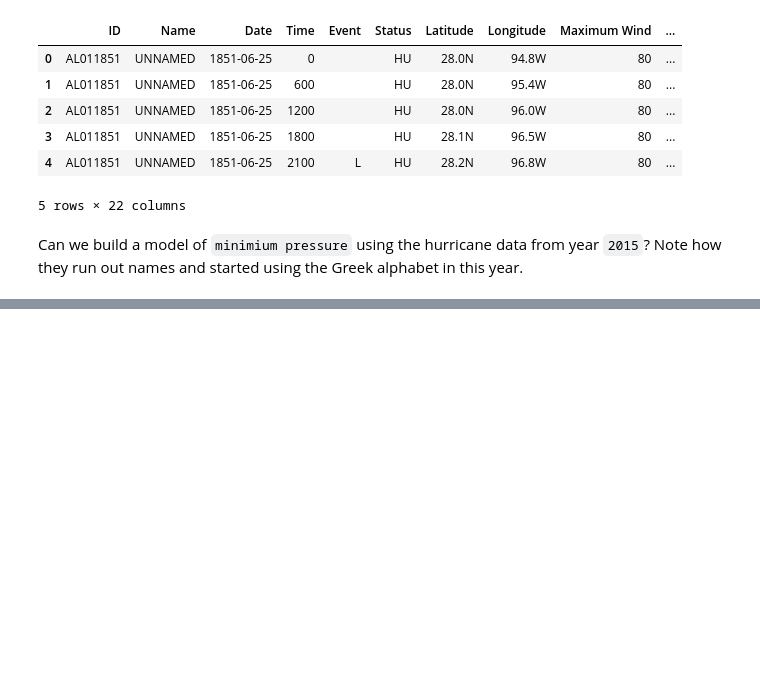
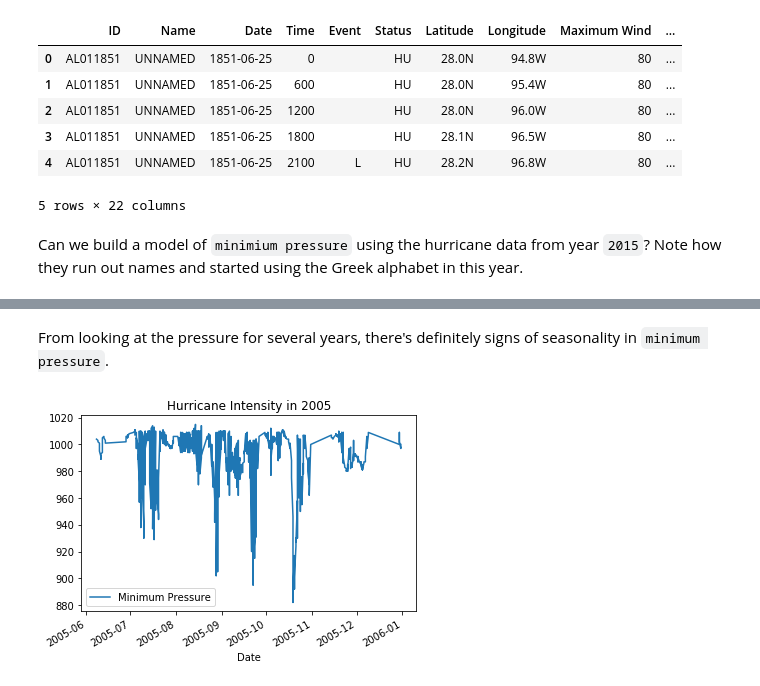
Before and after one commit to saad-usmani/hurricane_gary, a Jupyter notebook: hurricane_simple_model.ipynb, the cells around one changed output, grey strips where cells are left out. Drawn from its saved outputs; the diff is of its cells as text; code cells hidden in the pictures; blank space fills up the shorter version.

```diff
--- a/hurricane_simple_model.ipynb
+++ b/hurricane_simple_model.ipynb
@@ -38,0 +59,9 @@ df[df.Date.dt.year == 2005]
+# %% [markdown]
+From looking at the pressure for several years, there's definitely signs of seasonality in `minimum pressure`.
+# %%
+df[df.Date.dt.year == 2005].plot.line(x = 'Date',
+             y = 'Minimum Pressure')
+plt.title('Hurricane Intensity in 2005')
+plt.show()
+# %% [output]
+[figure, added]
```
Also changed, not shown: parts of 51 cells of this notebook, 3 other files.
